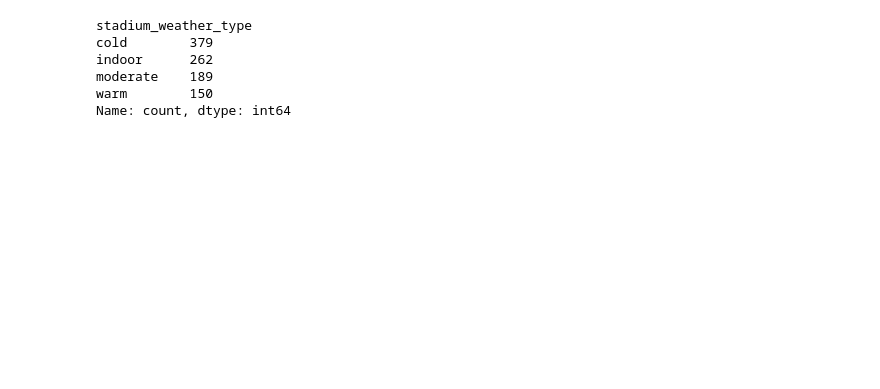
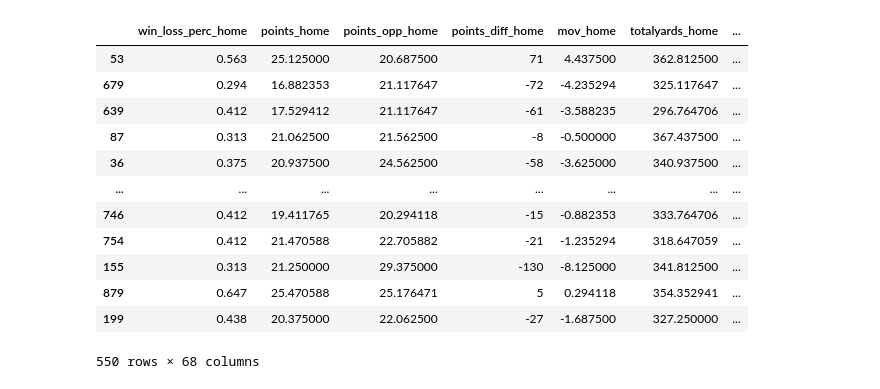
Before and after one commit to zjrb/nfl_predictor, a Jupyter notebook: nfl.ipynb, the cells around one changed output. Drawn from its saved outputs; the diff is of its cells as text; code cells hidden in the pictures; blank space fills up the shorter version.

Commit message:
Binning rare data

```diff
--- a/nfl.ipynb
+++ b/nfl.ipynb
@@ -8,6 +8,6 @@ warnings.simplefilter(action='ignore', category=FutureWarning)
 # %%
 def get_data()->pd.DataFrame:
-    df = pd.read_csv('data.csv')
+    df = pd.read_csv('data/data.csv')
     df.drop(columns=['wins', 'losses'], inplace=True)
     df['comp_pct'] = df['pass_cmp']/df['pass_att']
     df = df[df['year'] > 2018]
@@ -15,7 +15,6 @@ def get_data()->pd.DataFrame:
 
     return df
 
-pd.set_option('display.max_columns', None)
 
 
 def prep_season_data()->pd.DataFrame:
@@ -29,12 +28,12 @@ def prep_season_data()->pd.DataFrame:
     return df.drop(columns=['g'])
 # %%
 def get_team_df():
-    team_df = pd.read_csv('nfl_teams.csv')
+    team_df = pd.read_csv('data/nfl_teams.csv')
     team_df.drop(columns=["team_id_pfr","team_conference_pre2002", "team_division_pre2002" ], inplace=True)
     return team_df
 
 def get_games_df():
-    games= pd.read_csv('spreadspoke_scores.csv')
+    games= pd.read_csv('data/spreadspoke_scores.csv')
     games = games[games['schedule_season'] >2018]
     #getting rid of the first 5 weeks of the season because there will not be enough data to make a prediction
     games = games[games['schedule_week'] != '1']
@@ -49,56 +48,63 @@ def get_games_df():
 
 
 def get_stadiums():
-    stadiums = pd.read_csv('nfl_stadiums.csv')
+    stadiums = pd.read_csv('data/nfl_stadiums.csv')
     return stadiums
 
 def mege_dfs():
     team_df = get_team_df()
-    df =prep_data()
+    df = prep_season_data()
     df = df.merge(team_df, left_on='team', right_on='team_name', how='left')
     stadiums = get_stadiums()
     games_df = get_games_df()
     games_df = games_df.merge(stadiums, left_on='stadium', right_on='stadium_name', how='left')
     games_df =games_df[games_df['stadium_neutral'] == False]
 
     games_df.drop(columns=['stadium_name', 'stadium_location', 'stadium_open', 'stadium_close', 'stadium_type', 'stadium_address', 'stadium_weather_station_zipcode', 'stadium_surface', 'stadium_weather_station', 'stadium_weather_station_name', 'stadium_latitude', 'stadium_longitude', 'stadium_azimuthangle', 'stadium_elevation', 'weather_temperature', 'weather_wind_mph', 'weather_humidity', 'weather_detail', 'stadium_capacity', "stadium"], inplace=True)
     games_df = df.merge(games_df, left_on=['year', 'team'], right_on=['schedule_season', 'team_home' ], how='left')
     games_df = df.merge(games_df, left_on=['year', 'team'], right_on=['schedule_season', 'team_away' ], how='left')
-    # change the "_x" and "_y" to "_home" and "_away"
     games_df.columns = games_df.columns.str.replace('_x', '_home')
     games_df.columns = games_df.columns.str.replace('_y', '_away')
     games_df['home_fav'] = games_df['team_favorite_id'] == games_df['team_id_home']
     games_df['home_win'] = games_df['score_home'] > games_df['score_away']
     games_df = games_df.sort_values(by='spread_favorite_sort', ascending=True)
     games_df['over_under_line'] = games_df['over_under_line'].astype(float)
     games_df['over_under_line'] = games_df['over_under_line'].fillna(games_df['over_under_line'].mean())
 
-    return games_df
-
-df= mege_dfs()
-
-
-columns_to_drop = [
+    columns_to_drop = [
     'spread_favorite_sort', 'stadium_neutral', 'team_favorite_id', 'team_away',
     'schedule_playoff', 'team_home', 'schedule_season', 'schedule_week',
     'team_name_away', 'team_name_short_away', 'team_id_away',
     'team_conference_away', 'team_division_away', 'schedule_date',
     'team_away', 'team_name_home', 'team_name_short_home', 'team_id_home',
     'team_conference_home', 'team_division_home', 'year_away', 'year_home', 'ties_home'
-]
+    ]
+    games_df.drop(columns=columns_to_drop, inplace=True)
+    return games_df.head(550)
 
-df.drop(columns=columns_to_drop, inplace=True)
+def bin_data(df):
+    df_weather = pd.DataFrame({"Count": df['stadium_weather_type'].value_counts()})
+    df_weather['Proportion'] = df_weather['Count'] / df.shape[0]
+    #bin moderate and warm together since they make up a smaller portion and warmer weather is not
+    # a bigger factor in october
+    df['stadium_weather_type'] = df['stadium_weather_type'].replace(['moderate', 'warm'], 'moderate/warm')
+    return df
+
+df= mege_dfs()
+
+df = bin_data(df)
 df
-
-
-#bin rare group values
-df['stadium_weather_type'].unique()
-df['stadium_weather_type'].value_counts()
-# Most are either cold or indoor. Since these both
 # %% [output]
+|  | win_loss_perc_home | points_home | points_opp_home | points_diff_home | mov_home | totalyards_home | ... |
+| 53 | 0.563 | 25.125000 | 20.687500 | 71 | 4.437500 | 362.812500 | ... |
+| 679 | 0.294 | 16.882353 | 21.117647 | -72 | -4.235294 | 325.117647 | ... |
+| 639 | 0.412 | 17.529412 | 21.117647 | -61 | -3.588235 | 296.764706 | ... |
+| 87 | 0.313 | 21.062500 | 21.562500 | -8 | -0.500000 | 367.437500 | ... |
+| 36 | 0.375 | 20.937500 | 24.562500 | -58 | -3.625000 | 340.937500 | ... |
+| ... | ... | ... | ... | ... | ... | ... | ... |
+| 746 | 0.412 | 19.411765 | 20.294118 | -15 | -0.882353 | 333.764706 | ... |
+| 754 | 0.412 | 21.470588 | 22.705882 | -21 | -1.235294 | 318.647059 | ... |
+| 155 | 0.313 | 21.250000 | 29.375000 | -130 | -8.125000 | 341.812500 | ... |
+| 879 | 0.647 | 25.470588 | 25.176471 | 5 | 0.294118 | 354.352941 | ... |
+| 199 | 0.438 | 20.375000 | 22.062500 | -27 | -1.687500 | 327.250000 | ... |
-stadium_weather_type
-cold        379
-indoor      262
-moderate    189
-warm        150
-Name: count, dtype: int64
+550 rows × 68 columns
```
Also changed, not shown: parts of 1 cell of this notebook, 7 other files.
